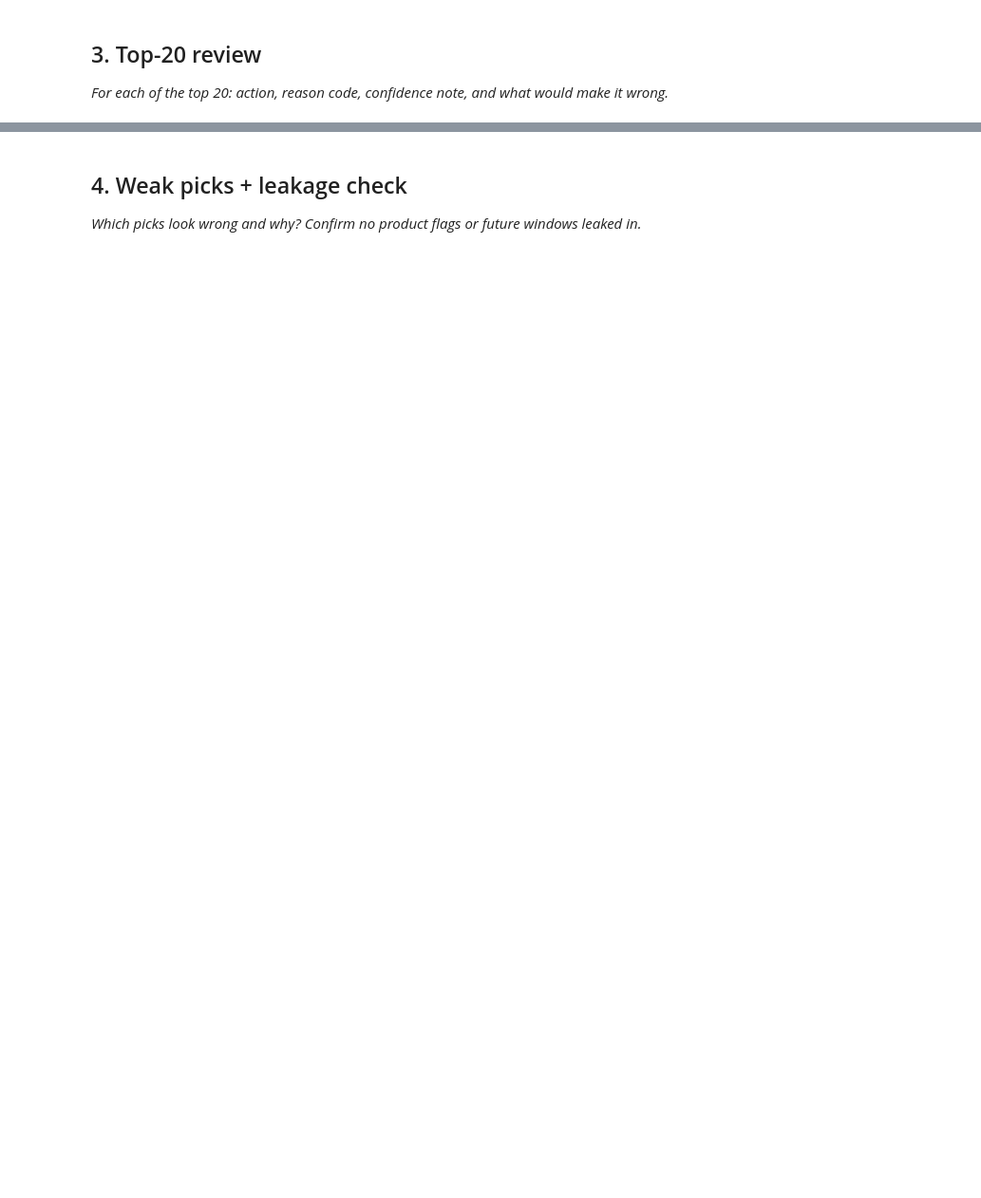
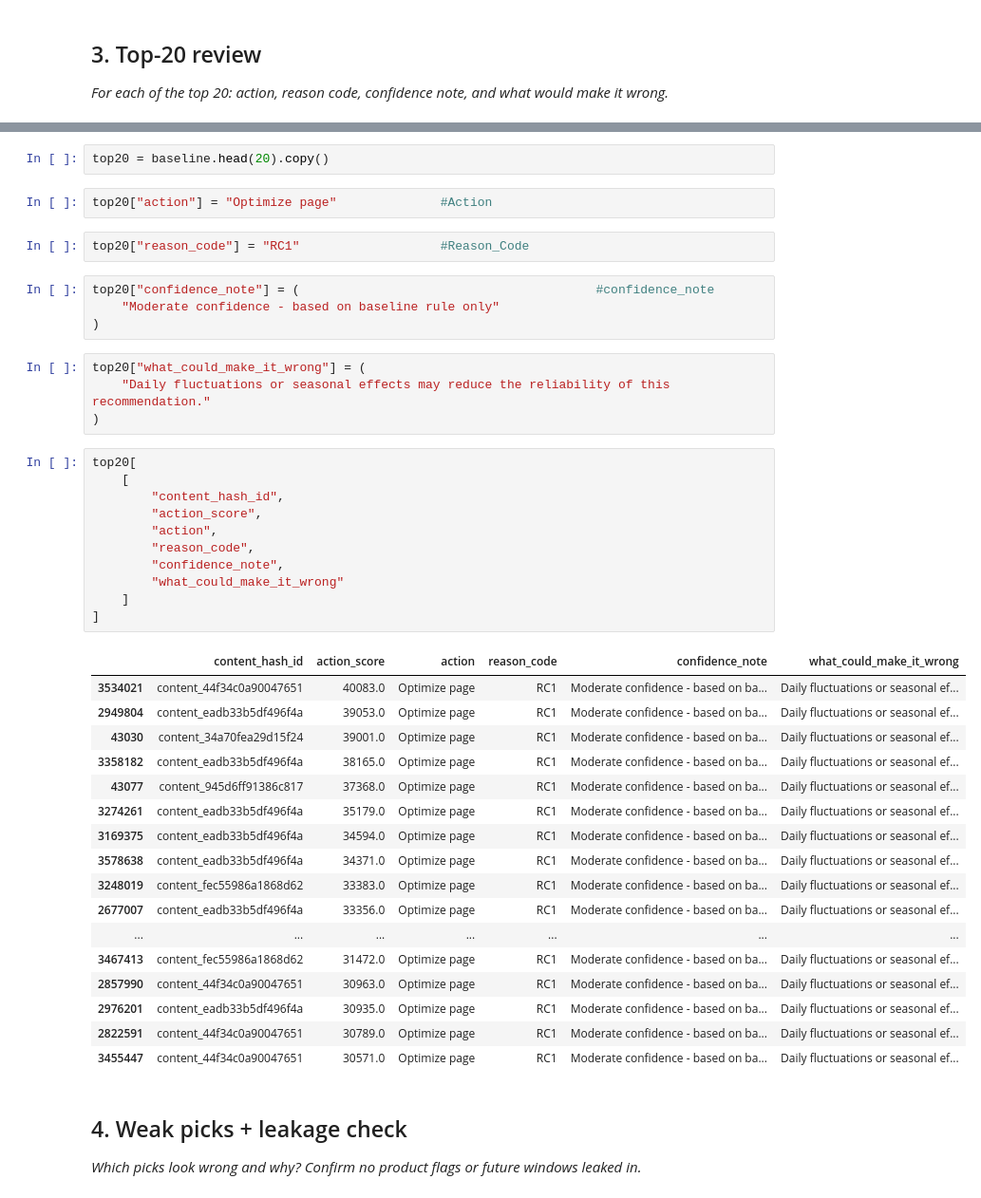
Before and after one commit to Vaib-raksh/Intern-ML, a Jupyter notebook: work/notebooks/w04_baseline_score.ipynb, the cells around one changed output, grey strips where cells are left out. Shown at 95% size. Drawn from its saved outputs; the diff is of its cells as text; blank space fills up the shorter version.

```diff
--- a/work/notebooks/w04_baseline_score.ipynb
+++ b/work/notebooks/w04_baseline_score.ipynb
@@ -93,3 +97,46 @@ baseline["action_score"] = (
+# %%
+top20 = baseline.head(20).copy()
+# %%
+top20["action"] = "Optimize page"              #Action
+# %%
+top20["reason_code"] = "RC1"                   #Reason_Code
+# %%
+top20["confidence_note"] = (                                        #confidence_note
+    "Moderate confidence - based on baseline rule only"
+)
+# %%
+top20["what_could_make_it_wrong"] = (
+    "Daily fluctuations or seasonal effects may reduce the reliability of this recommendation."
+)
+# %%
+top20[
+    [
+        "content_hash_id",
+        "action_score",
+        "action",
+        "reason_code",
+        "confidence_note",
+        "what_could_make_it_wrong"
+    ]
+]
+# %% [output]
+|  | content_hash_id | action_score | action | reason_code | confidence_note | what_could_make_it_wrong |
+| 3534021 | content_44f34c0a90047651 | 40083.0 | Optimize page | RC1 | Moderate confidence - based on ba... | Daily fluctuations or seasonal ef... |
+| 2949804 | content_eadb33b5df496f4a | 39053.0 | Optimize page | RC1 | Moderate confidence - based on ba... | Daily fluctuations or seasonal ef... |
+| 43030 | content_34a70fea29d15f24 | 39001.0 | Optimize page | RC1 | Moderate confidence - based on ba... | Daily fluctuations or seasonal ef... |
+| 3358182 | content_eadb33b5df496f4a | 38165.0 | Optimize page | RC1 | Moderate confidence - based on ba... | Daily fluctuations or seasonal ef... |
+| 43077 | content_945d6ff91386c817 | 37368.0 | Optimize page | RC1 | Moderate confidence - based on ba... | Daily fluctuations or seasonal ef... |
+| 3274261 | content_eadb33b5df496f4a | 35179.0 | Optimize page | RC1 | Moderate confidence - based on ba... | Daily fluctuations or seasonal ef... |
+| 3169375 | content_eadb33b5df496f4a | 34594.0 | Optimize page | RC1 | Moderate confidence - based on ba... | Daily fluctuations or seasonal ef... |
+| 3578638 | content_eadb33b5df496f4a | 34371.0 | Optimize page | RC1 | Moderate confidence - based on ba... | Daily fluctuations or seasonal ef... |
+| 3248019 | content_fec55986a1868d62 | 33383.0 | Optimize page | RC1 | Moderate confidence - based on ba... | Daily fluctuations or seasonal ef... |
+| 2677007 | content_eadb33b5df496f4a | 33356.0 | Optimize page | RC1 | Moderate confidence - based on ba... | Daily fluctuations or seasonal ef... |
+| ... | ... | ... | ... | ... | ... | ... |
+| 3467413 | content_fec55986a1868d62 | 31472.0 | Optimize page | RC1 | Moderate confidence - based on ba... | Daily fluctuations or seasonal ef... |
+| 2857990 | content_44f34c0a90047651 | 30963.0 | Optimize page | RC1 | Moderate confidence - based on ba... | Daily fluctuations or seasonal ef... |
+| 2976201 | content_eadb33b5df496f4a | 30935.0 | Optimize page | RC1 | Moderate confidence - based on ba... | Daily fluctuations or seasonal ef... |
+| 2822591 | content_44f34c0a90047651 | 30789.0 | Optimize page | RC1 | Moderate confidence - based on ba... | Daily fluctuations or seasonal ef... |
+| 3455447 | content_44f34c0a90047651 | 30571.0 | Optimize page | RC1 | Moderate confidence - based on ba... | Daily fluctuations or seasonal ef... |
 # %% [markdown]
 ## 4. Weak picks + leakage check
 
```
Also changed, not shown: parts of 8 cells of this notebook.
